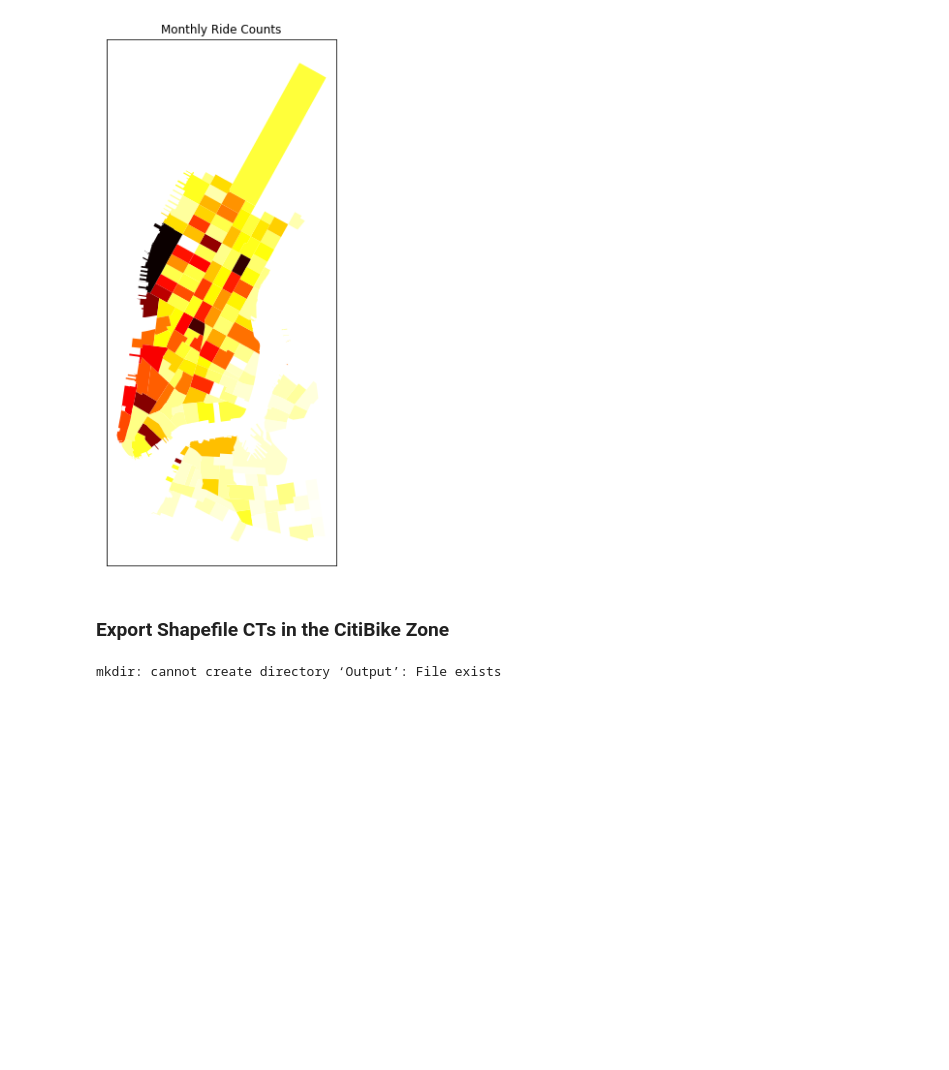
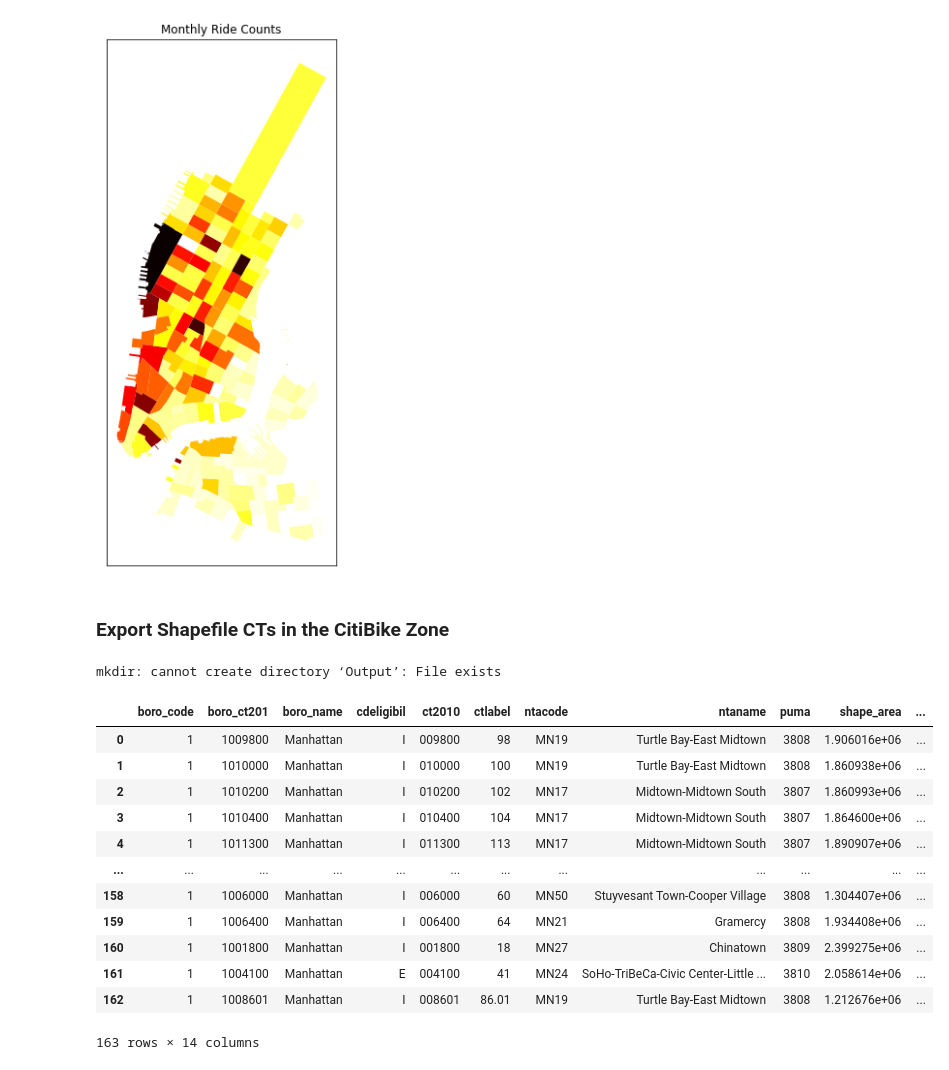
Before and after one commit to fedhere/PUS2020_FBianco, a Jupyter notebook: classdemo/GeospatialAnalysis_CitiBike.ipynb, the cells around one changed output. Saved outputs shown, nothing was run; the diff lists cells and outputs as text; code cells hidden in the pictures; blank space fills up the shorter version.

```diff
--- a/classdemo/GeospatialAnalysis_CitiBike.ipynb
+++ b/classdemo/GeospatialAnalysis_CitiBike.ipynb
@@ -608,3 +607,19 @@ mkdir: cannot create directory ‘Output’: File exists
 # %%
 path = 'Output/ct_shape_MonthlyAve_Zoom.shp'
 ct_shape_MonthlyAve_Zoom.to_file(path)
+# %%
+gpd.GeoDataFrame.from_file("Output/ct_shape_MonthlyAve_Zoom.shp")
+# %% [output]
+|  | boro_code | boro_ct201 | boro_name | cdeligibil | ct2010 | ctlabel | ntacode | ntaname | puma | shape_area | ... |
+| 0 | 1 | 1009800 | Manhattan | I | 009800 | 98 | MN19 | Turtle Bay-East Midtown | 3808 | 1.906016e+06 | ... |
+| 1 | 1 | 1010000 | Manhattan | I | 010000 | 100 | MN19 | Turtle Bay-East Midtown | 3808 | 1.860938e+06 | ... |
+| 2 | 1 | 1010200 | Manhattan | I | 010200 | 102 | MN17 | Midtown-Midtown South | 3807 | 1.860993e+06 | ... |
+| 3 | 1 | 1010400 | Manhattan | I | 010400 | 104 | MN17 | Midtown-Midtown South | 3807 | 1.864600e+06 | ... |
+| 4 | 1 | 1011300 | Manhattan | I | 011300 | 113 | MN17 | Midtown-Midtown South | 3807 | 1.890907e+06 | ... |
+| ... | ... | ... | ... | ... | ... | ... | ... | ... | ... | ... | ... |
+| 158 | 1 | 1006000 | Manhattan | I | 006000 | 60 | MN50 | Stuyvesant Town-Cooper Village | 3808 | 1.304407e+06 | ... |
+| 159 | 1 | 1006400 | Manhattan | I | 006400 | 64 | MN21 | Gramercy | 3808 | 1.934408e+06 | ... |
+| 160 | 1 | 1001800 | Manhattan | I | 001800 | 18 | MN27 | Chinatown | 3809 | 2.399275e+06 | ... |
+| 161 | 1 | 1004100 | Manhattan | E | 004100 | 41 | MN24 | SoHo-TriBeCa-Civic Center-Little ... | 3810 | 2.058614e+06 | ... |
+| 162 | 1 | 1008601 | Manhattan | I | 008601 | 86.01 | MN19 | Turtle Bay-East Midtown | 3808 | 1.212676e+06 | ... |
+163 rows × 14 columns
```
Also changed, not shown: parts of 41 cells of this notebook.
